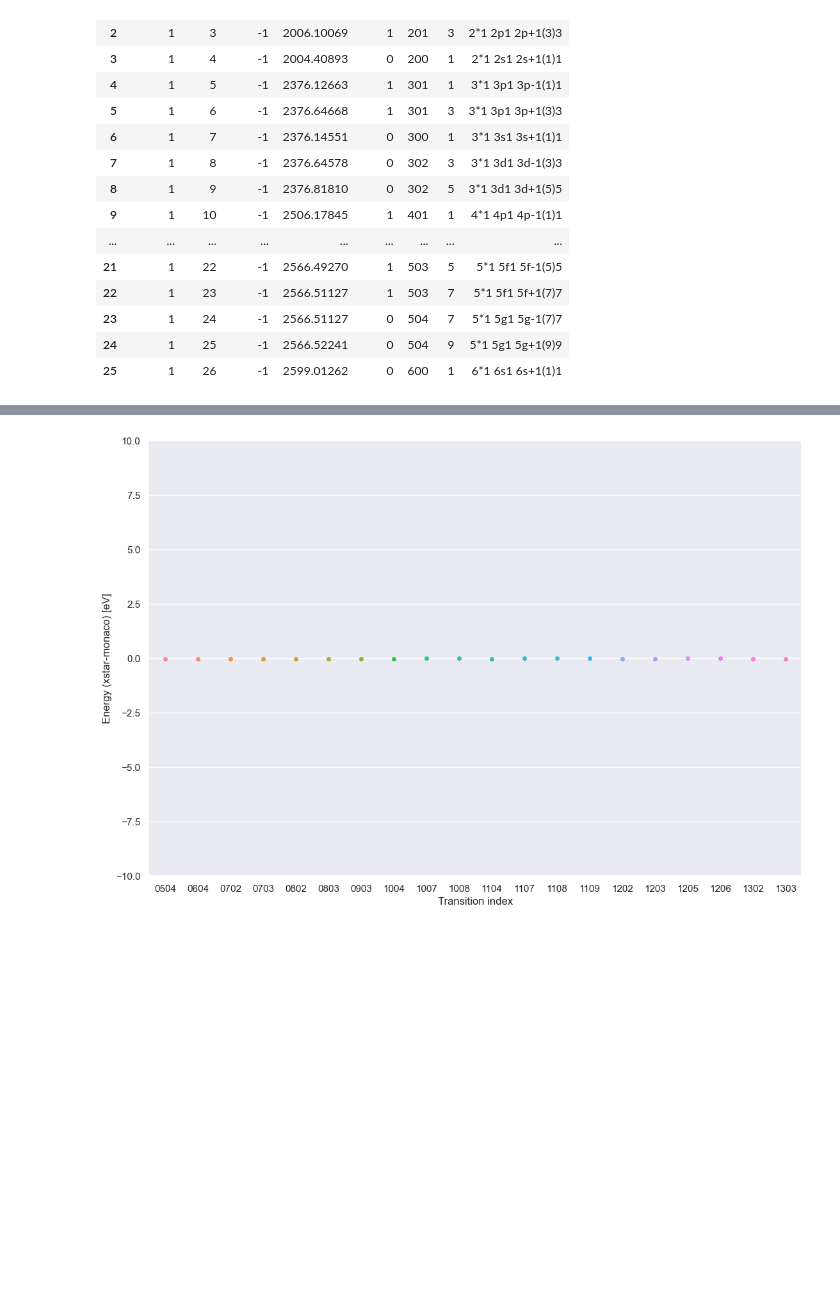
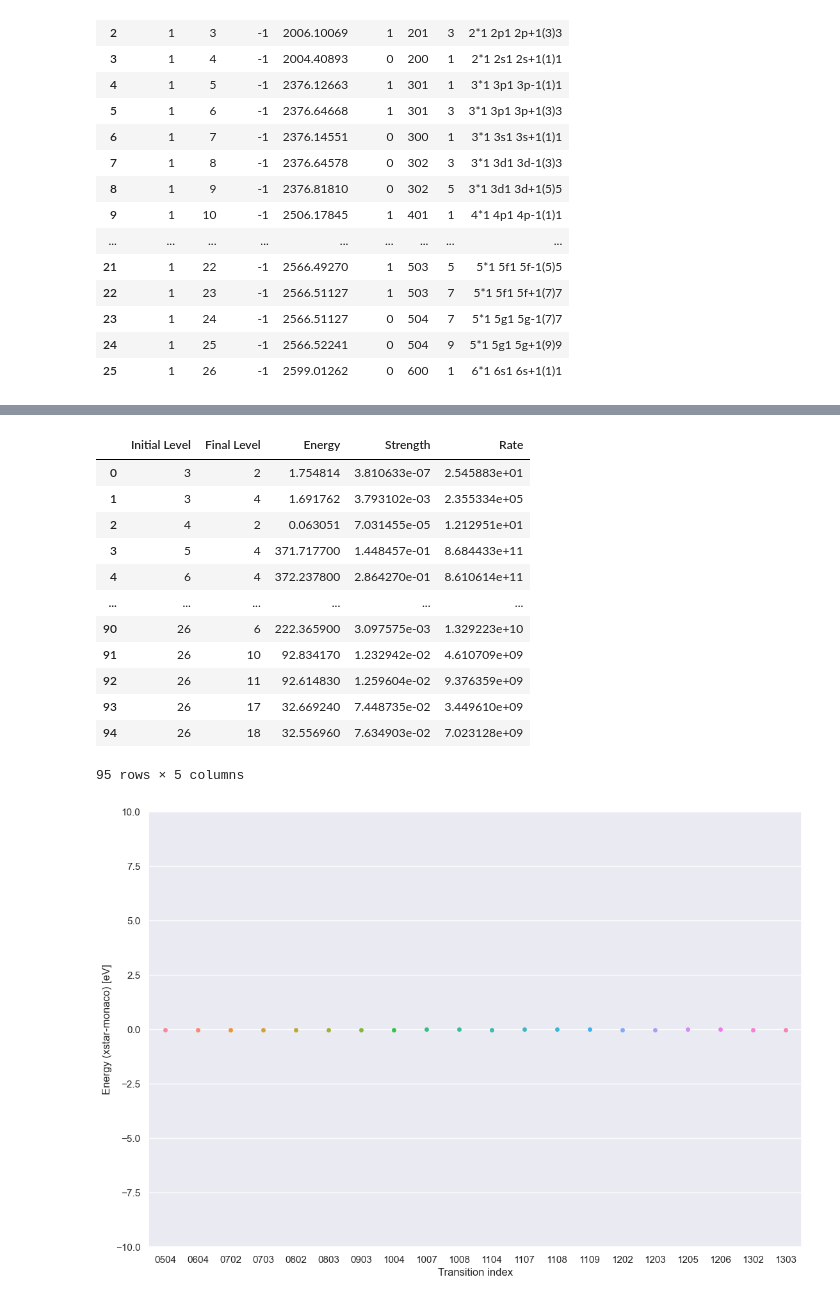
Before and after one commit to AtsushiTanimoto/AtomicDatabase, a Jupyter notebook: comparison.ipynb, the cells around one changed output, grey strips where cells are left out. Drawn from its saved outputs; the diff is of its cells as text; code cells hidden in the pictures; blank space fills up the shorter version.

```diff
--- a/comparison.ipynb
+++ b/comparison.ipynb
@@ -94,22 +111,37 @@ Si01_Transition_xstar = Si01_Transition_xstar.drop(columns="Unnamed: 0")
 # %%
 Initial_Level = []
 Final_Level   = []
 Energy        = []
 Strength      = []
 Rate          = []
 
 with open("/Users/tanimoto/github/atomicdatabase/database/monaco/Si/Si01.tr") as file:
     for line in file.readlines():
         line = line.split()
         if line[0] in Si01_Translation.keys() and line[2] in Si01_Translation.values():
             Initial_Level += [int(Si01_Translation[line[0]])]
             Final_Level   += [int(Si01_Translation[line[2]])]
             Energy        += [float(line[4])]
             Strength      += [float(line[5])]
             Rate          += [float(line[6])]
 
-Si01_Transition_monaco = DataFrame({"Initial Level":Initial_Level, "Final Level":Final_Level, "Energy":Energy, "Strength":Strength, "Rate":Rate})
-Si01_Transition_monaco = Si01_Transition_monaco.sort_values(["Initial Level", "Final Level"]).reset_index(drop=True)
+Monaco_Si01_Transition = DataFrame({"Initial Level":Initial_Level, "Final Level":Final_Level, "Energy":Energy, "Strength":Strength, "Rate":Rate})
+Monaco_Si01_Transition = Monaco_Si01_Transition.sort_values(["Initial Level", "Final Level"]).reset_index(drop=True)
+Monaco_Si01_Transition
+# %% [output]
+|  | Initial Level | Final Level | Energy | Strength | Rate |
+| 0 | 3 | 2 | 1.754814 | 3.810633e-07 | 2.545883e+01 |
+| 1 | 3 | 4 | 1.691762 | 3.793102e-03 | 2.355334e+05 |
+| 2 | 4 | 2 | 0.063051 | 7.031455e-05 | 1.212951e+01 |
+| 3 | 5 | 4 | 371.717700 | 1.448457e-01 | 8.684433e+11 |
+| 4 | 6 | 4 | 372.237800 | 2.864270e-01 | 8.610614e+11 |
+| ... | ... | ... | ... | ... | ... |
+| 90 | 26 | 6 | 222.365900 | 3.097575e-03 | 1.329223e+10 |
+| 91 | 26 | 10 | 92.834170 | 1.232942e-02 | 4.610709e+09 |
+| 92 | 26 | 11 | 92.614830 | 1.259604e-02 | 9.376359e+09 |
+| 93 | 26 | 17 | 32.669240 | 7.448735e-02 | 3.449610e+09 |
+| 94 | 26 | 18 | 32.556960 | 7.634903e-02 | 7.023128e+09 |
+95 rows × 5 columns
 # %%
 Si01_Transition_Index    = []
 Si01_Transition_Energy   = []
```
Also changed, not shown: parts of 8 cells of this notebook.
